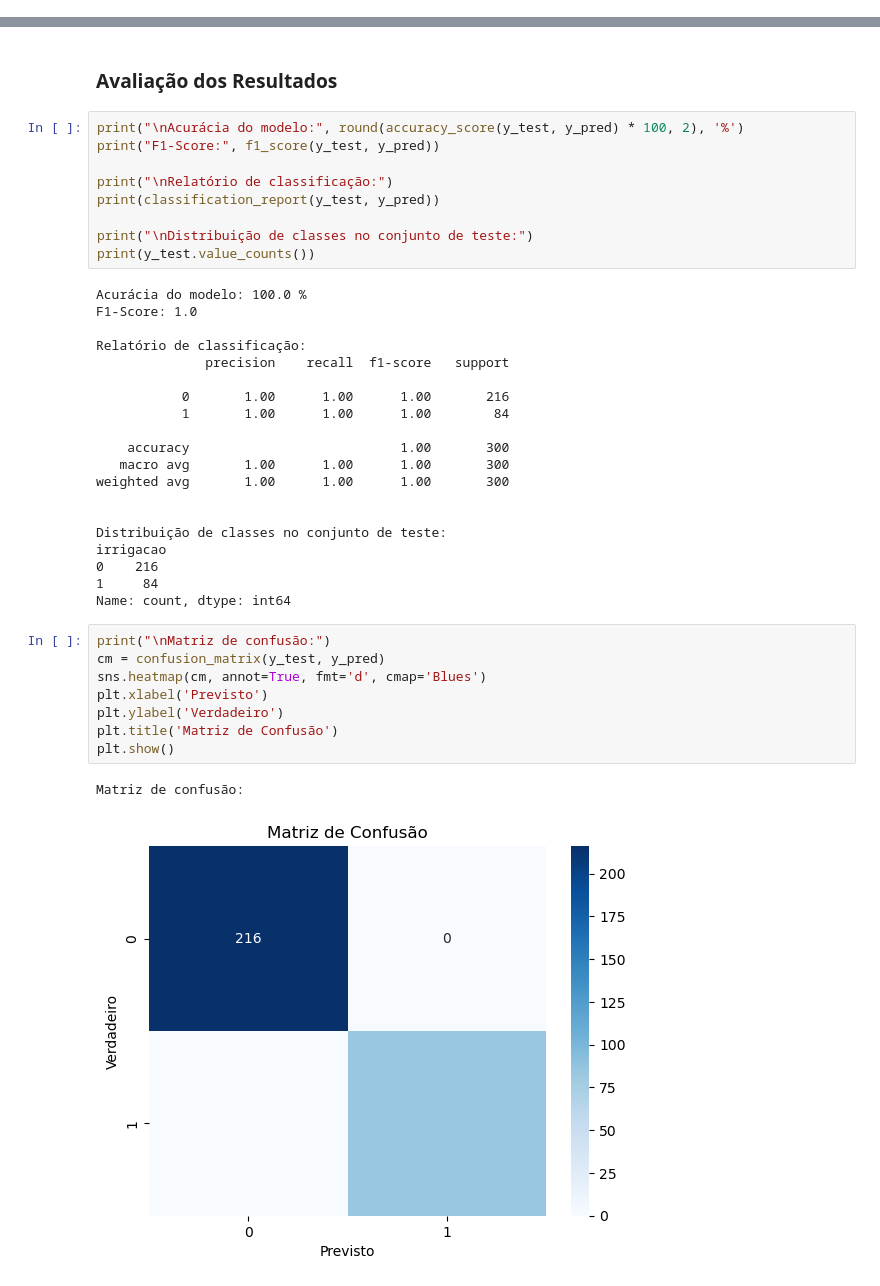
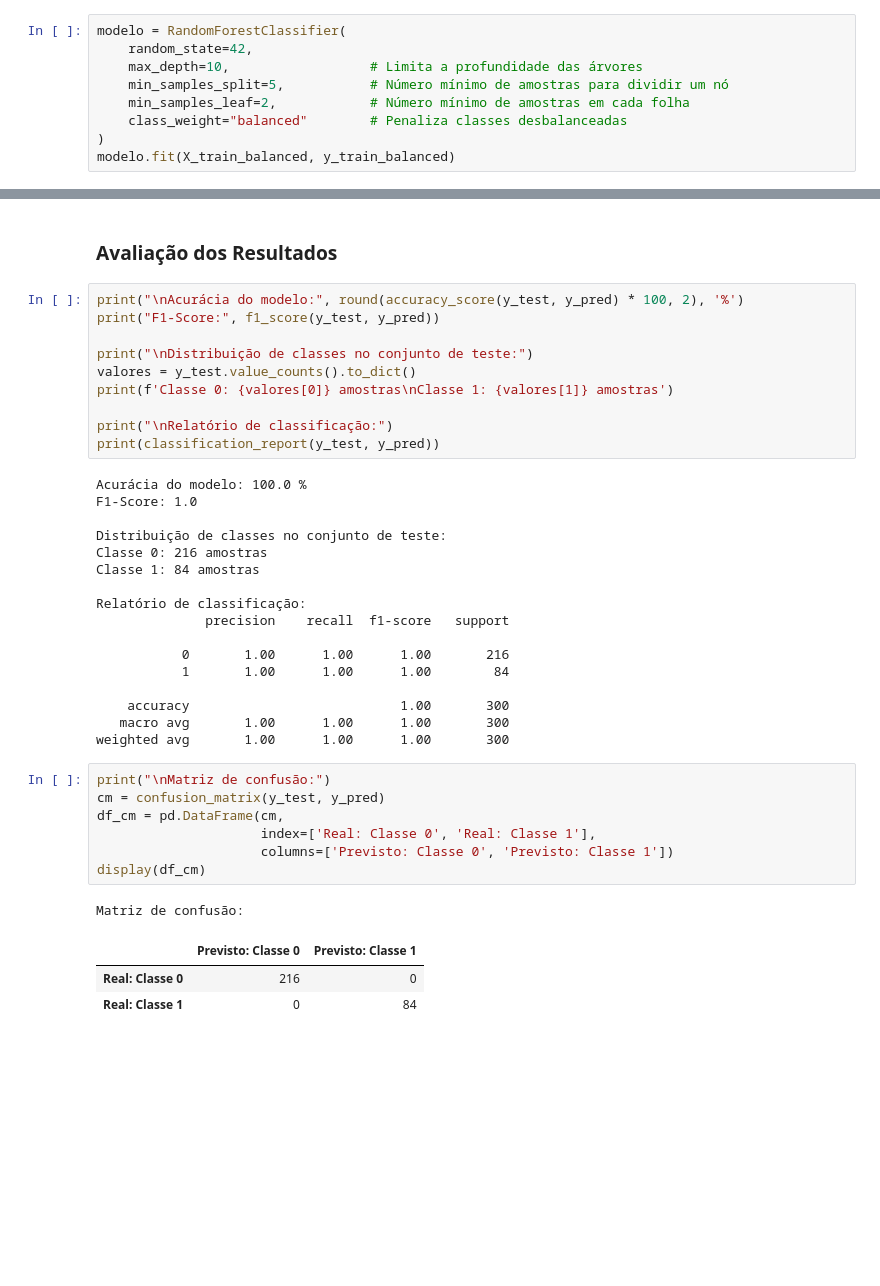
Before and after one commit to Jr-RS/fase4_cap1_FarmTech, a Jupyter notebook: analise_modelo.ipynb, the cells around one changed output, grey strips where cells are left out. Cells and saved outputs as stored; diff of their text form; blank space fills up the shorter version.

Commit message:
Criação do painel de análise e melhorias no modelo.

```diff
--- a/analise_modelo.ipynb
+++ b/analise_modelo.ipynb
@@ -185,0 +198,9 @@ RandomForestClassifier(random_state=42)
+# %%
+modelo = RandomForestClassifier(
+    random_state=42,
+    max_depth=10,                  # Limita a profundidade das árvores
+    min_samples_split=5,           # Número mínimo de amostras para dividir um nó
+    min_samples_leaf=2,            # Número mínimo de amostras em cada folha
+    class_weight="balanced"        # Penaliza classes desbalanceadas
+)
+modelo.fit(X_train_balanced, y_train_balanced)
@@ -191,14 +216,19 @@ y_pred = modelo.predict(X_test)
 print("\nAcurácia do modelo:", round(accuracy_score(y_test, y_pred) * 100, 2), '%')
 print("F1-Score:", f1_score(y_test, y_pred))
 
+print("\nDistribuição de classes no conjunto de teste:")
+valores = y_test.value_counts().to_dict()
+print(f'Classe 0: {valores[0]} amostras\nClasse 1: {valores[1]} amostras')
+
 print("\nRelatório de classificação:")
 print(classification_report(y_test, y_pred))
-
-print("\nDistribuição de classes no conjunto de teste:")
-print(y_test.value_counts())
 # %% [output]
 Acurácia do modelo: 100.0 %
 F1-Score: 1.0
+
+Distribuição de classes no conjunto de teste:
+Classe 0: 216 amostras
+Classe 1: 84 amostras
 
 Relatório de classificação:
               precision    recall  f1-score   support
@@ -209,21 +239,15 @@ Relatório de classificação:
     accuracy                           1.00       300
    macro avg       1.00      1.00      1.00       300
 weighted avg       1.00      1.00      1.00       300
-
-
-Distribuição de classes no conjunto de teste:
-irrigacao
-0    216
-1     84
-Name: count, dtype: int64
-# %%
-print("\nMatriz de confusão:")
-cm = confusion_matrix(y_test, y_pred)
-sns.heatmap(cm, annot=True, fmt='d', cmap='Blues')
-plt.xlabel('Previsto')
-plt.ylabel('Verdadeiro')
-plt.title('Matriz de Confusão')
-plt.show()
-# %% [output]
-Matriz de confusão:
-[figure, removed]
+# %%
+print("\nMatriz de confusão:")
+cm = confusion_matrix(y_test, y_pred)
+df_cm = pd.DataFrame(cm,
+                     index=['Real: Classe 0', 'Real: Classe 1'],
+                     columns=['Previsto: Classe 0', 'Previsto: Classe 1'])
+display(df_cm)
+# %% [output]
+Matriz de confusão:
+|  | Previsto: Classe 0 | Previsto: Classe 1 |
+| Real: Classe 0 | 216 | 0 |
+| Real: Classe 1 | 0 | 84 |
```
Also changed, not shown: parts of 8 cells of this notebook, 2 other files.
